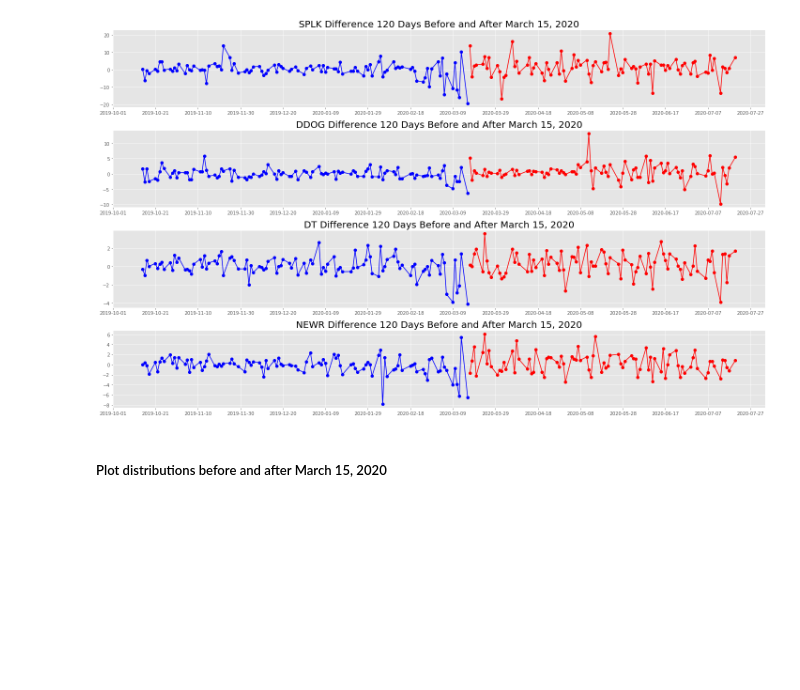
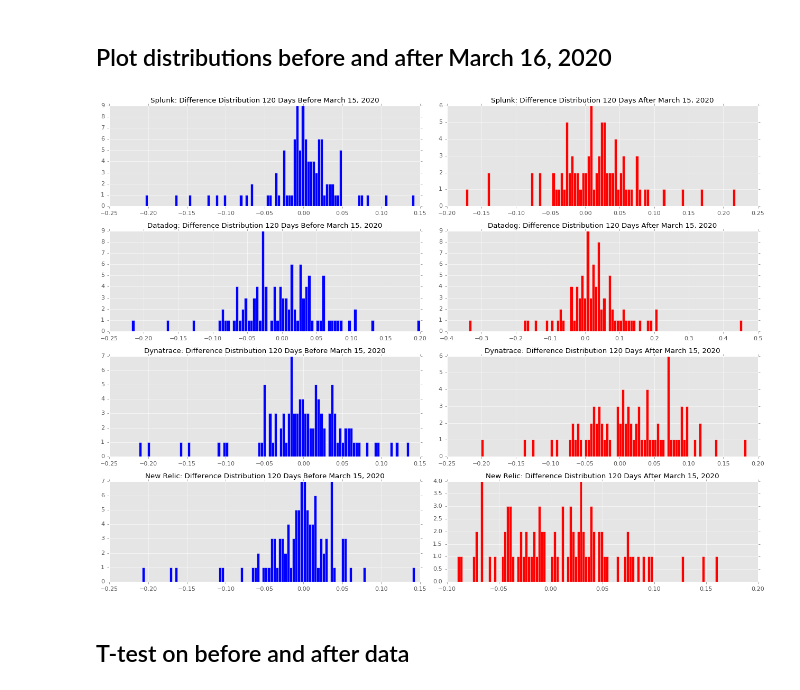
Before and after one commit to rghosh8/capstone-1, a Jupyter notebook: src/basic_exploration.ipynb, the cells around one changed output. Drawn from its saved outputs; the diff is of its cells as text; code cells hidden in the pictures; blank space fills up the shorter version.

Commit message:
add figures

```diff
--- a/src/basic_exploration.ipynb
+++ b/src/basic_exploration.ipynb
@@ -7,9 +12,3 @@ from scipy import stats
-# %%
-font = {'family': 'serif',
-        'color':  'darkred',
-        'weight': 'normal',
-        'size': 20,
-        }
 # %%
 class data_assessment(object):
     # parse basic statistical properties of data
@@ -79,13 +111,12 @@ before_after_dict = dict()
 statistics = dict()
 
 for filepath in filepaths:
-    data = data_assessment(filepath, '2020-03-16', '2019-10-15').before_after
+    data = data_assessment(filepath, reference_date, current_date, moveback_date).before_after
     before, after = data.before, data.after
 
-    before_after_dict[filepath.split('/')[-1][:-4]] = {'before': before['Diff'],'after': after['Diff']}
-    statistics[filepath.split('/')[-1][:-4]] = {'before': {'mean': round(before['Diff'].mean(),3), 'std': round(before['Diff'].std(), 3)},
-                                                'after': {'mean': round(after['Diff'].mean(), 3), 'std': round(after['Diff'].std(), 3)},
-                                              }
+    before_after_dict[refer[filepath]] = {'before': before['Diff'],'after': after['Diff']}
+    statistics[refer[filepath]] = {'before': {'mean': round(before['Diff'].mean(),3), 'std': round(before['Diff'].std(), 3)},
+                                                'after': {'mean': round(after['Diff'].mean(), 3), 'std': round(after['Diff'].std(), 3)}}
 # %%
 pd.DataFrame(statistics)
 # %% [output]
@@ -95,15 +168,21 @@ pd.DataFrame(statistics)
+# %% [markdown]
+## Plot distributions before and after March 16, 2020
 # %%
-fig, axs = plt.subplots(4, 1, figsize=(20, 12))
+fig, axs = plt.subplots(4, 2, figsize=(16, 12))
+plots = axs.flatten()
 
-filepaths = list(['../data/SPLK.csv', '../data/DDOG.csv', '../data/DT.csv', '../data/NEWR.csv'])
-for filepath, ax  in zip(filepaths, axs):
-    data = data_assessment(filepath, '2020-03-16', '2019-10-15').before_after
+filepaths = list(['../data/SPLK.csv', '../data/SPLK.csv', '../data/DDOG.csv', '../data/DDOG.csv', '../data/DT.csv', '../data/DT.csv', '../data/NEWR.csv', '../data/NEWR.csv'])
+
+for filepath, ax, c  in zip(filepaths, axs.flatten(), np.arange(8)):
+    data = data_assessment(filepath, reference_date, current_date, moveback_date).before_after
     before, after = data.before, data.after
-    ax.plot(before.index, before["Diff"], 'o-', color='b')
-    ax.plot(after.index, after["Diff"], 'o-', color='r')
-    start, end = ax.get_xlim()
-    ax.xaxis.set_ticks(np.arange(start, end, 20));
-    ax.set_title(filepath.split('/')[-1][:-4] + ' Difference 120 Days Before and After March 15, 2020', fontsize=20);
-    fig.tight_layout();
+    if c % 2:
+        ax.hist(after["Normalized_Diff"], bins=100, color='r')
+        ax.set_title(refer[filepath] + ': Difference Distribution 120 Days After March 15, 2020', fontsize=12)
+    else:
+        ax.hist(before["Normalized_Diff"], bins=100, color='b')
+        ax.set_title(refer[filepath] + ': Difference Distribution 120 Days Before March 15, 2020', fontsize=12)
+
+fig.tight_layout();
 # %% [output]
-[figure, old version]
+[figure, new version]
@@ -119,2 +189,2 @@ ax.legend()
 # %% [markdown]
-##### Plot distributions before and after March 15, 2020
+## T-test on before and after data
```
Also changed, not shown: parts of 19 cells of this notebook, 9 other files.
